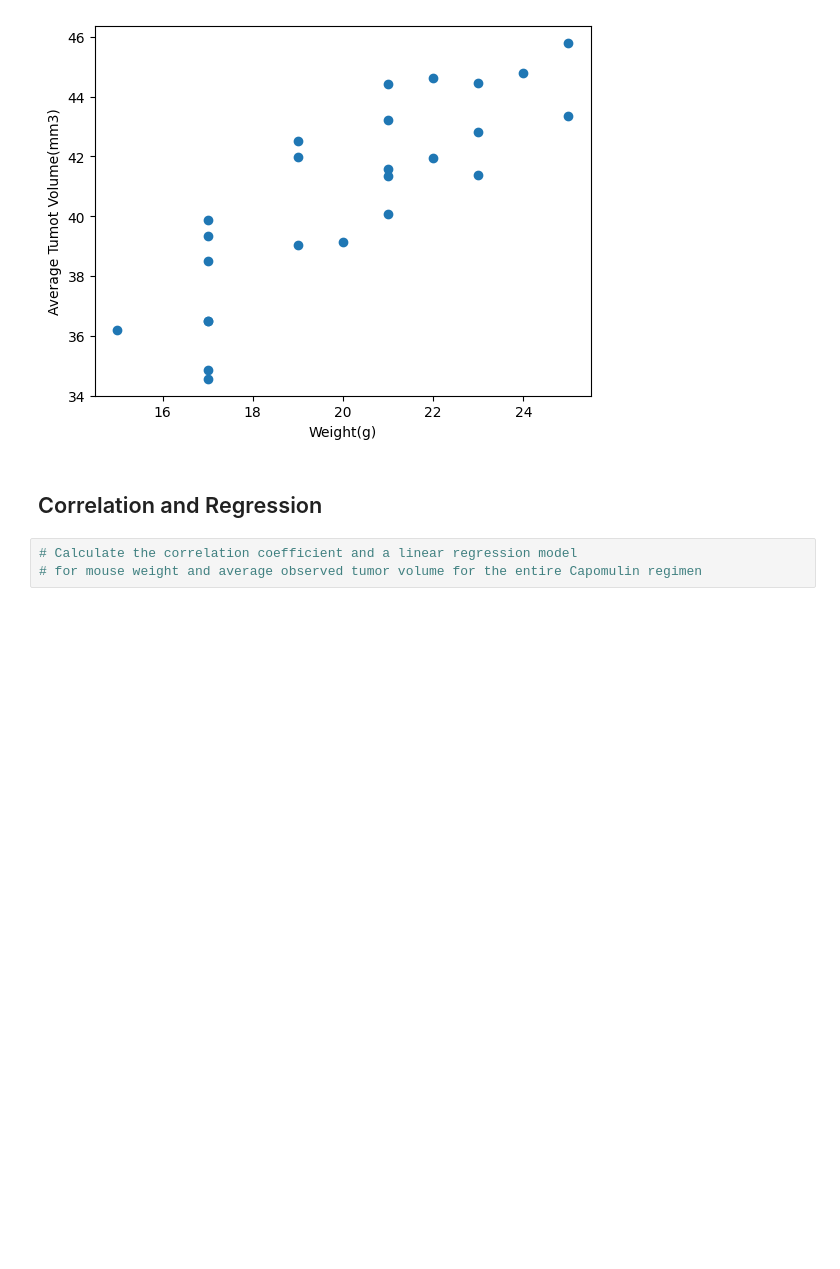
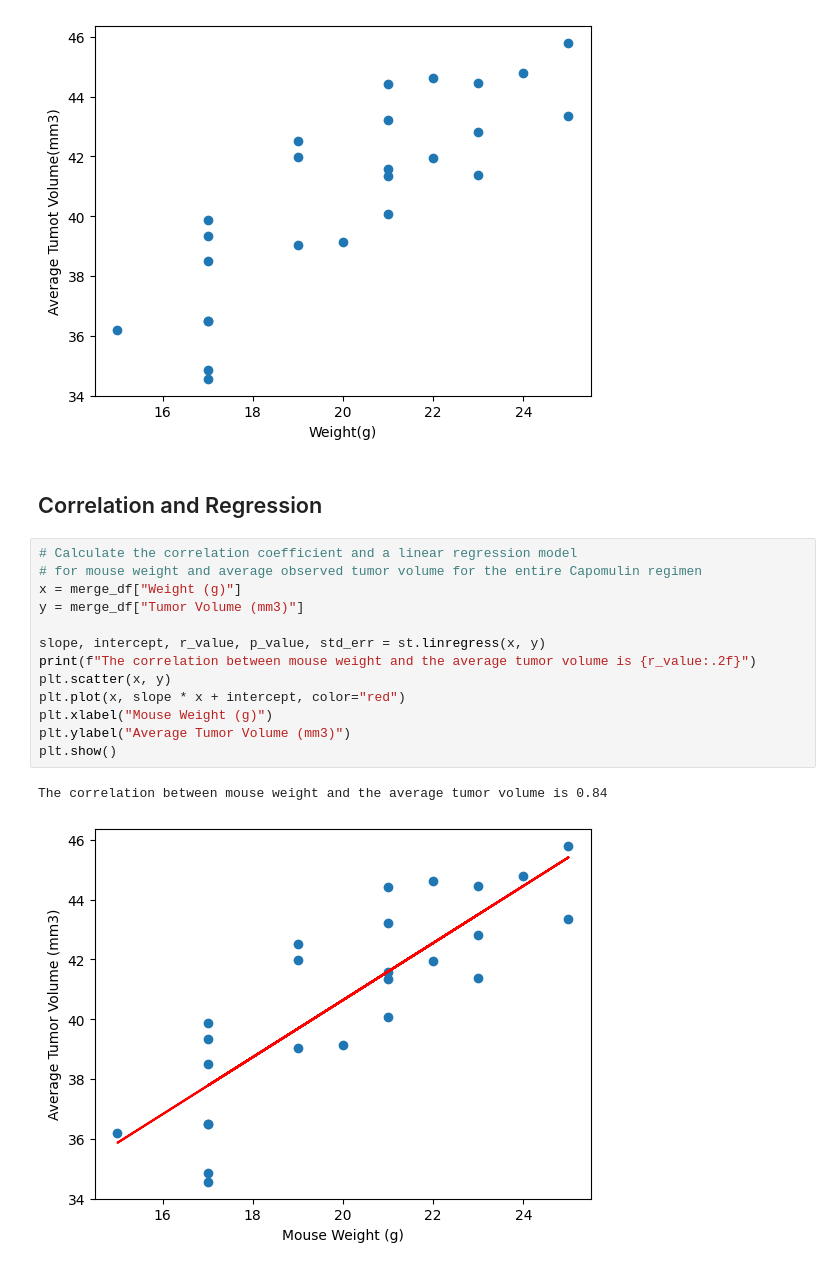
Before and after one commit to PratishthaTheeng/datavisualization-challenge, a Jupyter notebook: pymaceuticals/pymaceuticals.ipynb, the cells around one changed output. Drawn from its saved outputs; the diff is of its cells as text; blank space fills up the shorter version.

```diff
--- a/pymaceuticals/pymaceuticals_starter.ipynb
+++ b/pymaceuticals/pymaceuticals.ipynb
@@ -302,6 +307,19 @@ Text(0.5, 0, 'Weight(g)')
 [figure]
 # %% [markdown]
 ## Correlation and Regression
-# %%
-# Calculate the correlation coefficient and a linear regression model
-# for mouse weight and average observed tumor volume for the entire Capomulin regimen
+# %%
+# Calculate the correlation coefficient and a linear regression model
+# for mouse weight and average observed tumor volume for the entire Capomulin regimen
+x = merge_df["Weight (g)"]
+y = merge_df["Tumor Volume (mm3)"]
+
+slope, intercept, r_value, p_value, std_err = st.linregress(x, y)
+print(f"The correlation between mouse weight and the average tumor volume is {r_value:.2f}")
+plt.scatter(x, y)
+plt.plot(x, slope * x + intercept, color="red")
+plt.xlabel("Mouse Weight (g)")
+plt.ylabel("Average Tumor Volume (mm3)")
+plt.show()
+# %% [output]
+The correlation between mouse weight and the average tumor volume is 0.84
+[figure, added]
```
Also changed, not shown: parts of 5 cells of this notebook, 1 other file.
